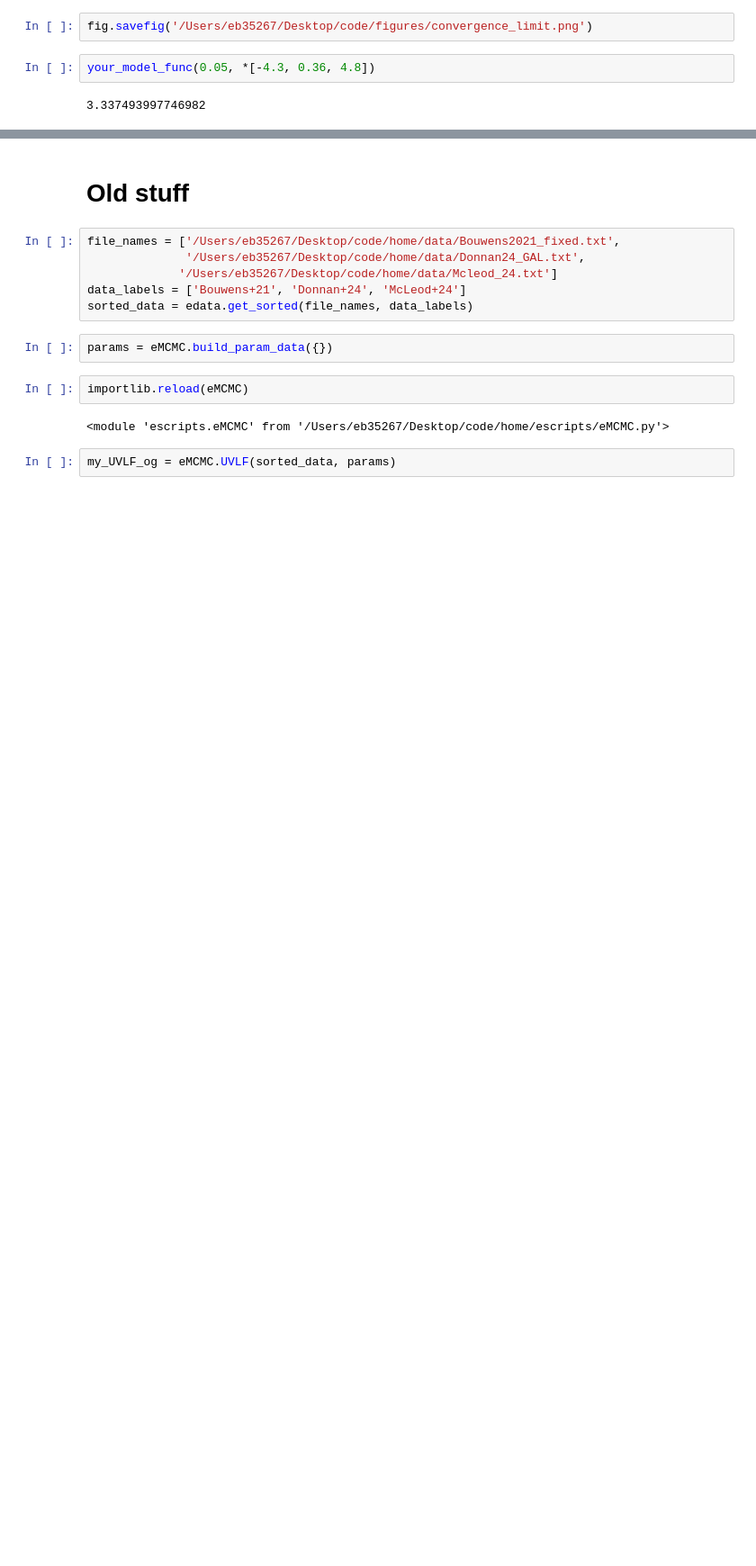
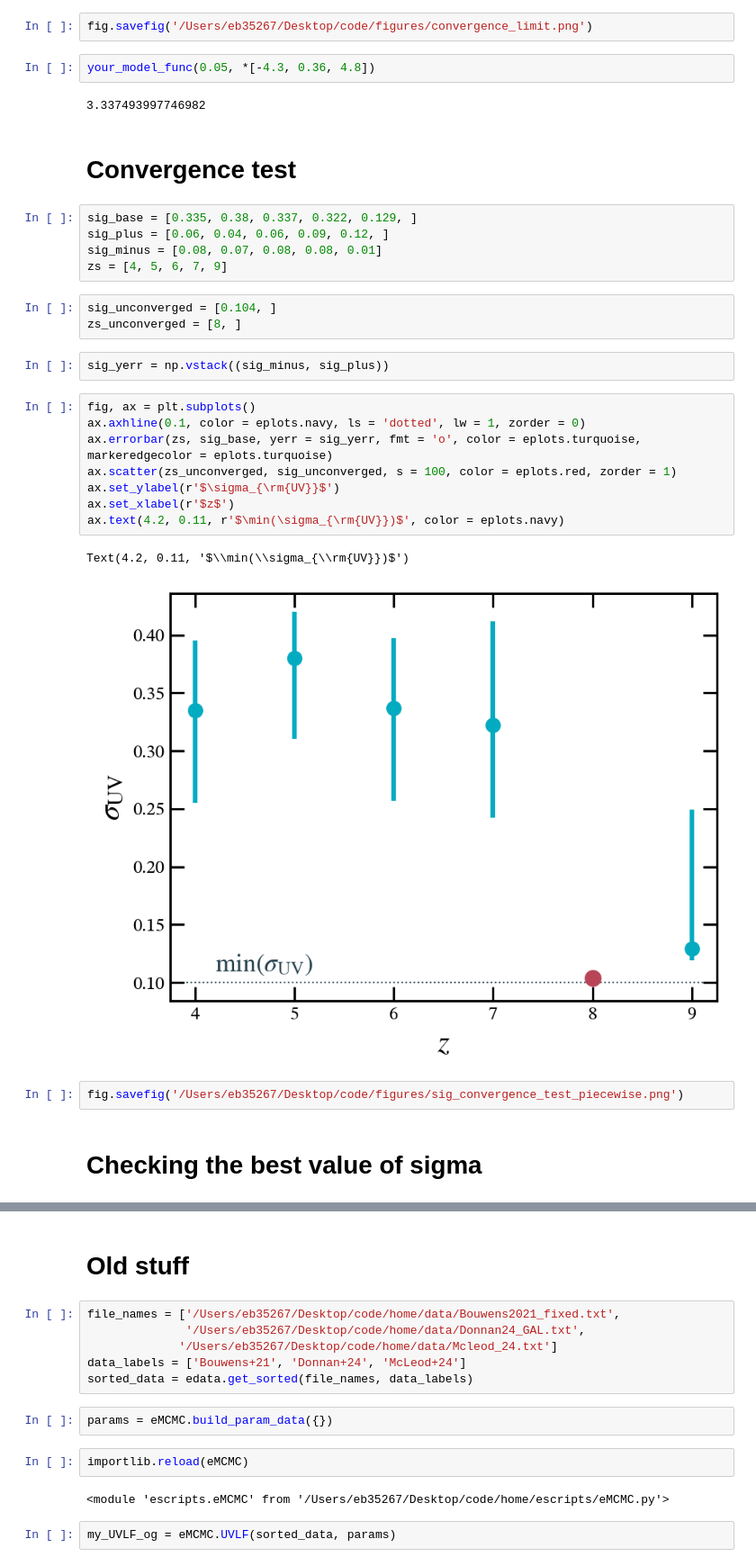
Before and after one commit to ebregou/modeling_stochasticity, a Jupyter notebook: notebooks/test_Mhtab.ipynb, the cells around one changed output, grey strips where cells are left out. Shown at 90% size. Cells and saved outputs as stored; diff of their text form; blank space fills up the shorter version.

```diff
--- a/notebooks/test_Mhtab.ipynb
+++ b/notebooks/test_Mhtab.ipynb
@@ -82,3 +93,30 @@ fig.savefig('/Users/eb35267/Desktop/code/figures/convergence_limit.png')
 your_model_func(0.05, *[-4.3, 0.36, 4.8])
 # %% [output]
 3.337493997746982
+# %% [markdown]
+# Convergence test
+# %%
+sig_base = [0.335, 0.38, 0.337, 0.322, 0.129, ]
+sig_plus = [0.06, 0.04, 0.06, 0.09, 0.12, ]
+sig_minus = [0.08, 0.07, 0.08, 0.08, 0.01]
+zs = [4, 5, 6, 7, 9]
+# %%
+sig_unconverged = [0.104, ]
+zs_unconverged = [8, ]
+# %%
+sig_yerr = np.vstack((sig_minus, sig_plus))
+# %%
+fig, ax = plt.subplots()
+ax.axhline(0.1, color = eplots.navy, ls = 'dotted', lw = 1, zorder = 0)
+ax.errorbar(zs, sig_base, yerr = sig_yerr, fmt = 'o', color = eplots.turquoise, markeredgecolor = eplots.turquoise)
+ax.scatter(zs_unconverged, sig_unconverged, s = 100, color = eplots.red, zorder = 1)
+ax.set_ylabel(r'$\sigma_{\rm{UV}}$')
+ax.set_xlabel(r'$z$')
+ax.text(4.2, 0.11, r'$\min(\sigma_{\rm{UV}})$', color = eplots.navy)
+# %% [output]
+Text(4.2, 0.11, '$\\min(\\sigma_{\\rm{UV}})$')
+[figure, added]
+# %%
+fig.savefig('/Users/eb35267/Desktop/code/figures/sig_convergence_test_piecewise.png')
+# %% [markdown]
+# Checking the best value of sigma
```
Also changed, not shown: parts of 8 cells of this notebook, 8 other files.
